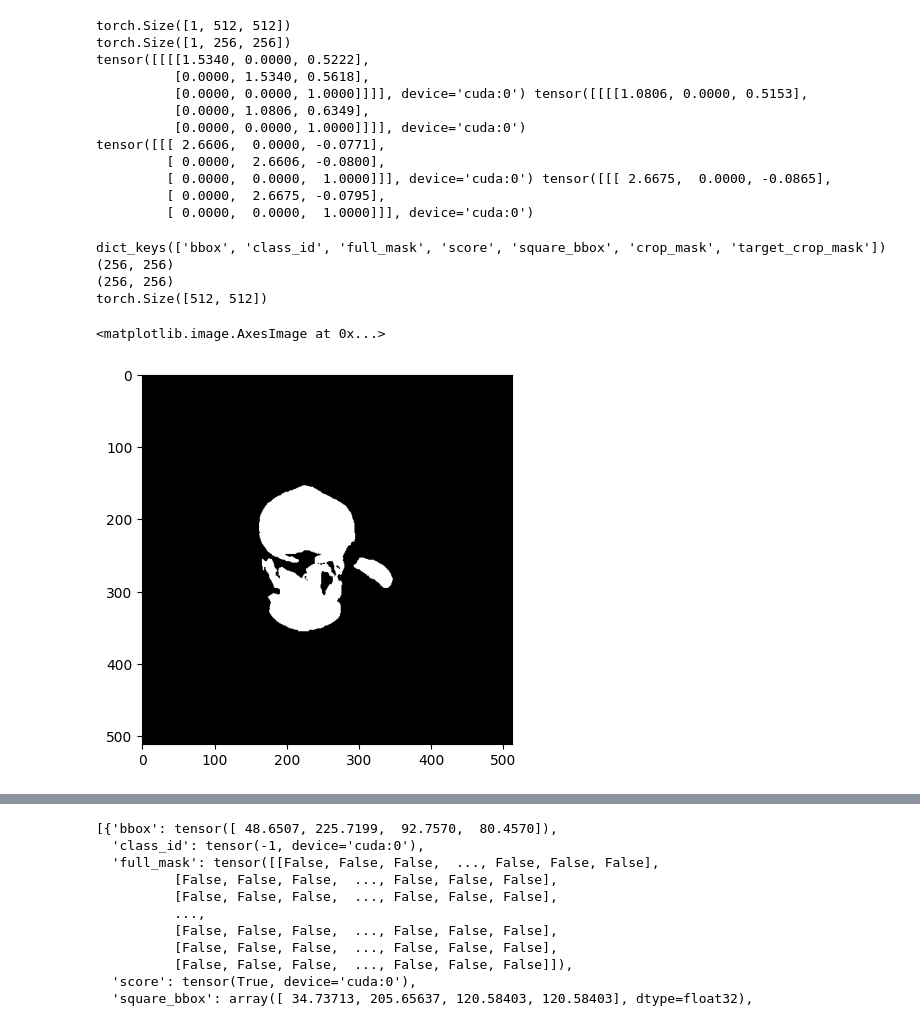
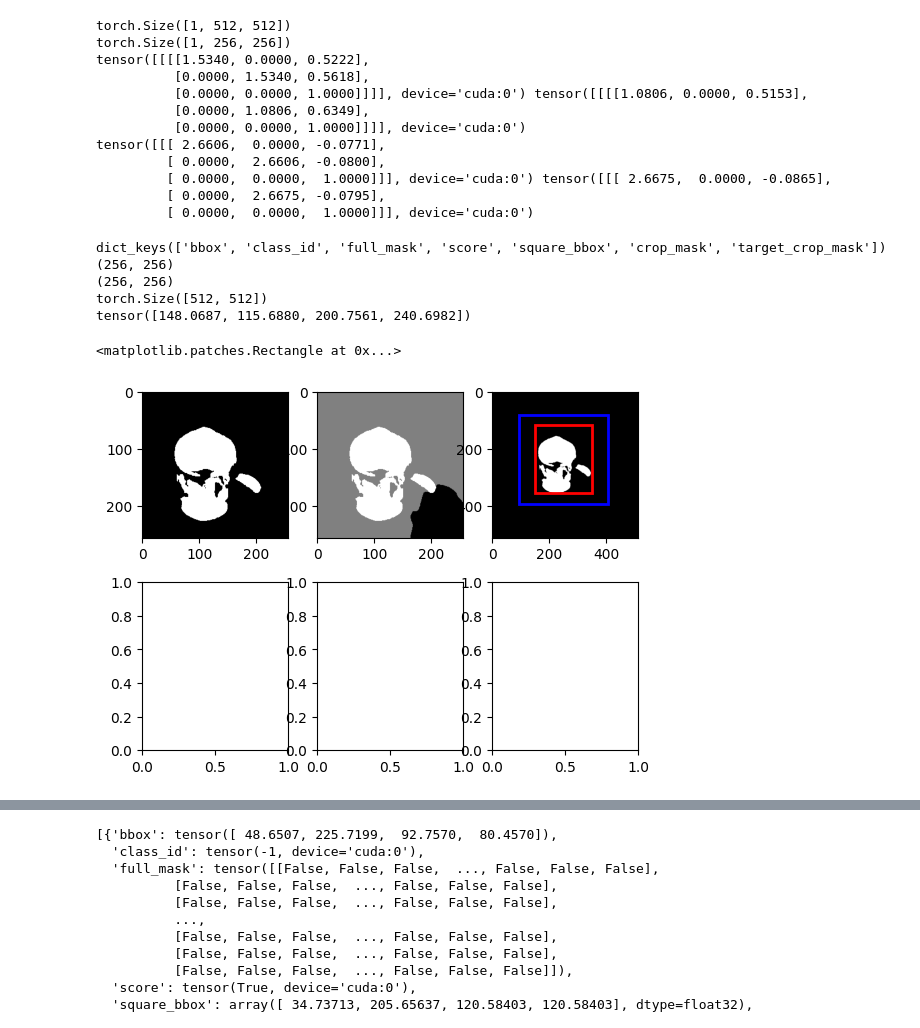
Before and after one commit to JudyYe/homan, a Jupyter notebook: HOMan_demo.ipynb, the cells around one changed output, grey strips where cells are left out. Drawn from its saved outputs; the diff is of its cells as text; code cells hidden in the pictures.

```diff
--- a/HOMan_demo.ipynb
+++ b/HOMan_demo.ipynb
@@ -466,27 +466,34 @@ tensor([[[ 2.6606,  0.0000, -0.0771],
 # %%
 import numpy as np
 import matplotlib.pyplot as plt
 from IPython.display import display
 print(preprocessed['obj_mask_infos'][0].keys())
 print(preprocessed['obj_mask_infos'][0]['crop_mask'].shape)
 print(preprocessed['obj_mask_infos'][0]['target_crop_mask'].shape)
 print(preprocessed['obj_mask_infos'][0]['full_mask'].shape)
+print(preprocessed['obj_mask_infos'][0]['bbox'])
 
-
-fig, ax = plt.subplots(1,3)
+bbox = preprocessed['obj_mask_infos'][0]['bbox']
+fig, ax = plt.subplots(2,3)
 
 # convert to image and display
-ax[0].imshow(preprocessed['obj_mask_infos'][0]['crop_mask'], cmap='gray')
-ax[1].imshow(preprocessed['obj_mask_infos'][0]['target_crop_mask'], cmap='gray')
-ax[2].imshow(preprocessed['obj_mask_infos'][0]['full_mask'].numpy(), cmap='gray')
+ax[0, 0].imshow(preprocessed['obj_mask_infos'][0]['crop_mask'], cmap='gray')
+ax[0, 1].imshow(preprocessed['obj_mask_infos'][0]['target_crop_mask'], cmap='gray')
+full_mask = preprocessed['obj_mask_infos'][0]['full_mask'].numpy()
+ax[0, 2].imshow(full_mask, cmap='gray')
 
+sq_bbox = preprocessed['obj_mask_infos'][0]['square_bbox']
+# draw bbox xywh
+ax[0, 2].add_patch(plt.Rectangle((bbox[0], bbox[1]), bbox[2], bbox[3], fill=False, edgecolor='r', linewidth=2))
+ax[0, 2].add_patch(plt.Rectangle((sq_bbox[0], sq_bbox[1]), sq_bbox[2], sq_bbox[3], fill=False, edgecolor='b', linewidth=2))
 # display(preprocessed['obj_mask_infos'][0]['crop_mask'].astype(np.uint8)*255)
 # display((preprocessed['obj_mask_infos'][0]['target_crop_mask']!= 0).astype(np.uint8)*255)
 # display(preprocessed['obj_mask_infos'][0]['full_mask'].numpy().astype(np.uint8)*255)
 # %% [output]
 dict_keys(['bbox', 'class_id', 'full_mask', 'score', 'square_bbox', 'crop_mask', 'target_crop_mask'])
 (256, 256)
 (256, 256)
 torch.Size([512, 512])
+tensor([148.0687, 115.6880, 200.7561, 240.6982])
-<matplotlib.image.AxesImage at 0x...>
+<matplotlib.patches.Rectangle at 0x...>
-[figure, old version]
+[figure, new version]
```
Also changed, not shown: parts of 4 cells of this notebook, 2 other files.
